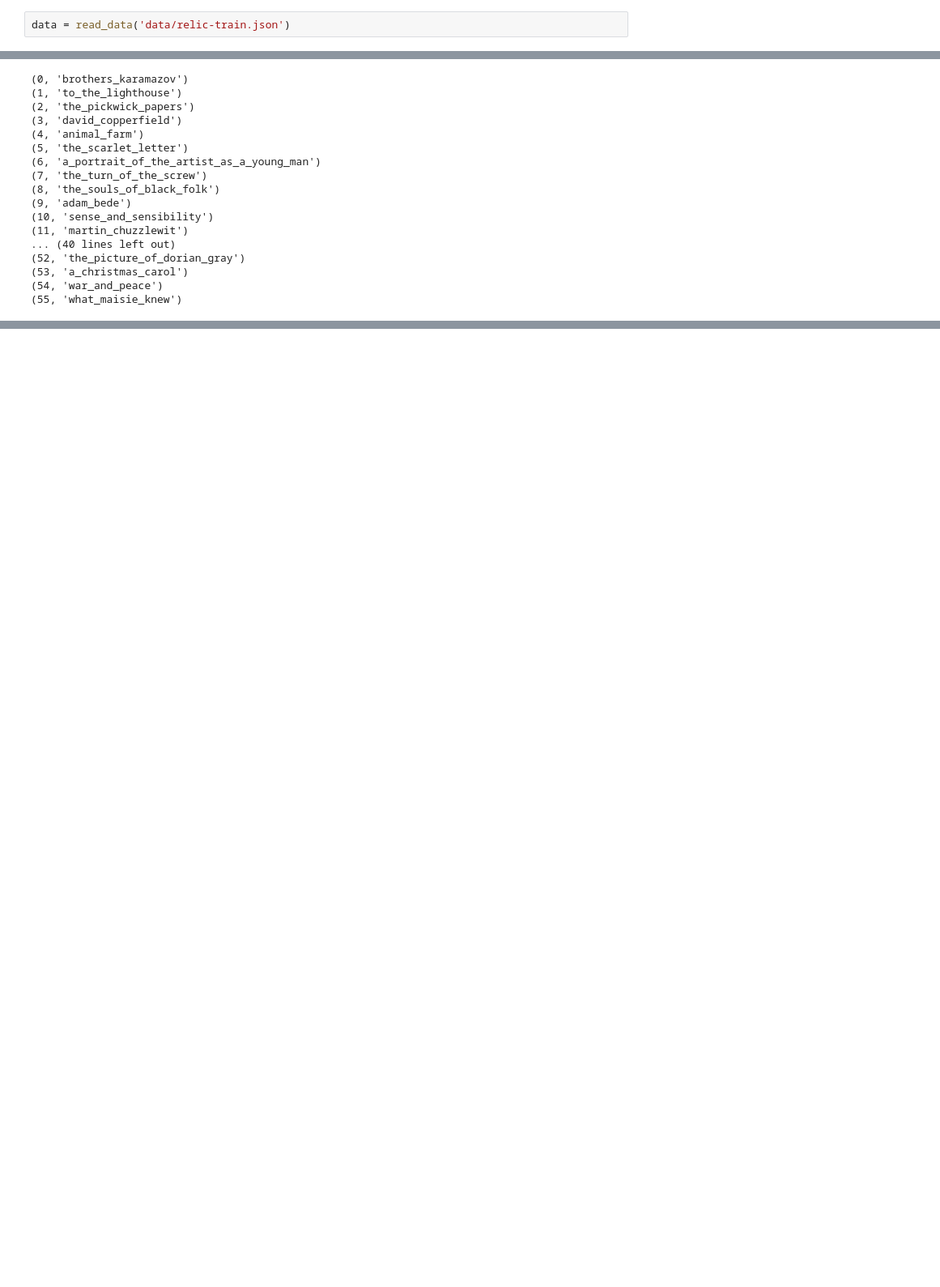
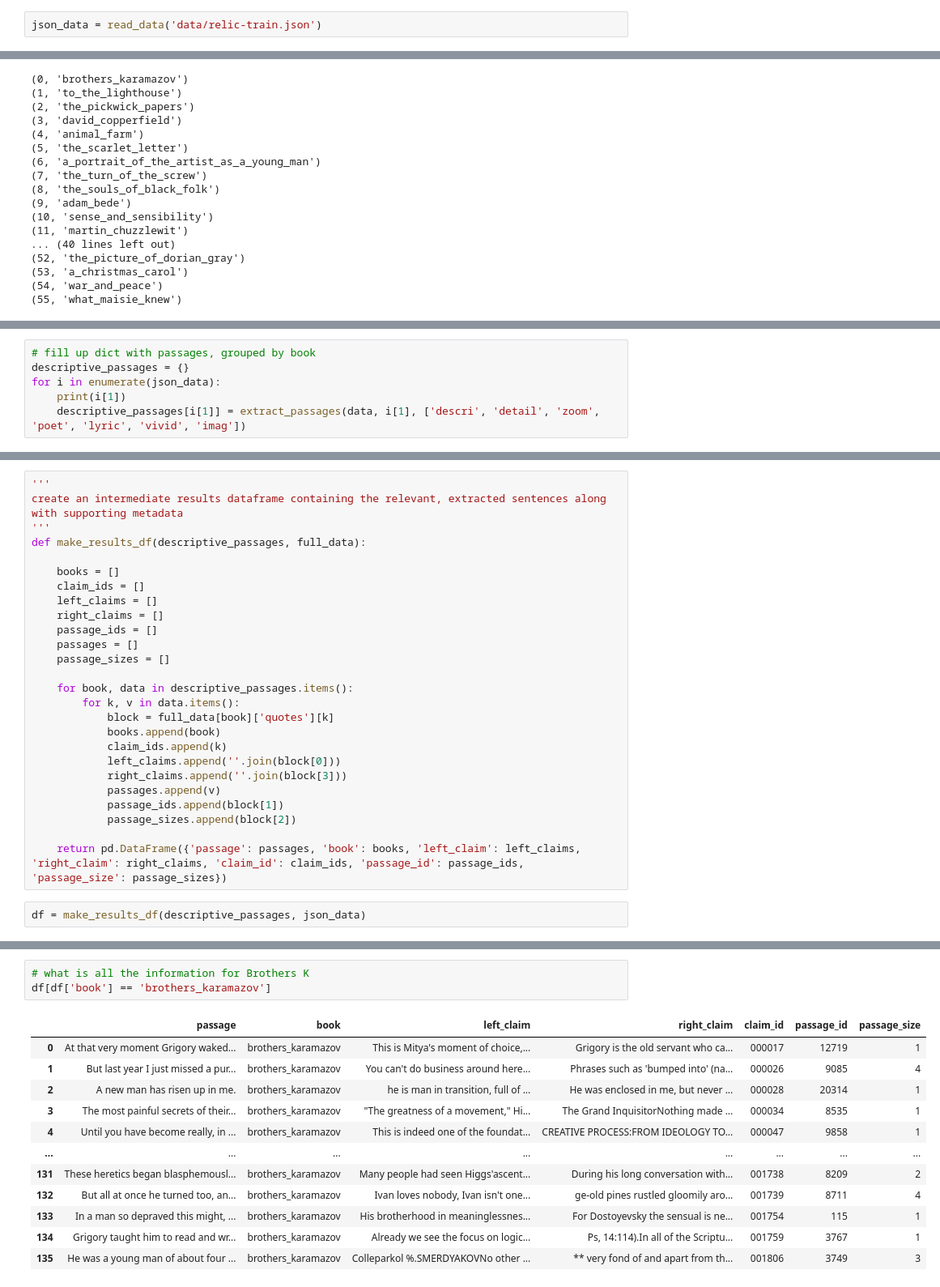
Before and after one commit to timschott/details, a Jupyter notebook: RELiCDescriptivePassages.ipynb, the cells around one changed output, grey strips where cells are left out. Shown: that part at 81% size. Drawn from its saved outputs; the diff is of its cells as text; blank space fills up the shorter version.

```diff
--- a/RELiCDescriptivePassages.ipynb
+++ b/RELiCDescriptivePassages.ipynb
@@ -35,7 +46,7 @@ def read_data(filename):
 
     return data
 # %%
-data = read_data('data/relic-train.json')
+json_data = read_data('data/relic-train.json')
 # %%
 # what books are in the dataset:
 for i in enumerate(data):
@@ -146,0 +156,6 @@ def paragraph_resolution(descriptive_sentences, book_title):
+# %%
+# fill up dict with passages, grouped by book
+descriptive_passages = {}
+for i in enumerate(json_data):
+    print(i[1])
+    descriptive_passages[i[1]] = extract_passages(data, i[1], ['descri', 'detail', 'zoom', 'poet', 'lyric', 'vivid', 'imag'])
@@ -146,0 +201,28 @@ def paragraph_resolution(descriptive_sentences, book_title):
+# %%
+'''
+create an intermediate results dataframe containing the relevant, extracted sentences along with supporting metadata
+'''
+def make_results_df(descriptive_passages, full_data):
+
+    books = []
+    claim_ids = []
+    left_claims = []
+    right_claims = []
+    passage_ids = []
+    passages = []
+    passage_sizes = []
+
+    for book, data in descriptive_passages.items():
+        for k, v in data.items():
+            block = full_data[book]['quotes'][k]
+            books.append(book)
+            claim_ids.append(k)
+            left_claims.append(''.join(block[0]))
+            right_claims.append(''.join(block[3]))
+            passages.append(v)
+            passage_ids.append(block[1])
+            passage_sizes.append(block[2])
+
+    return pd.DataFrame({'passage': passages, 'book': books, 'left_claim': left_claims, 'right_claim': right_claims, 'claim_id': claim_ids, 'passage_id': passage_ids, 'passage_size': passage_sizes})
+# %%
+df = make_results_df(descriptive_passages, json_data)
@@ -146,0 +242,16 @@ def paragraph_resolution(descriptive_sentences, book_title):
+# %%
+# what is all the information for Brothers K
+df[df['book'] == 'brothers_karamazov']
+# %% [output]
+|  | passage | book | left_claim | right_claim | claim_id | passage_id | passage_size |
+| 0 | At that very moment Grigory waked... | brothers_karamazov | This is Mitya's moment of choice,... | Grigory is the old servant who ca... | 000017 | 12719 | 1 |
+| 1 | But last year I just missed a pur... | brothers_karamazov | You can't do business around here... | Phrases such as 'bumped into' (na... | 000026 | 9085 | 4 |
+| 2 | A new man has risen up in me. | brothers_karamazov | he is man in transition, full of ... | He was enclosed in me, but never ... | 000028 | 20314 | 1 |
+| 3 | The most painful secrets of their... | brothers_karamazov | "The greatness of a movement," Hi... | The Grand InquisitorNothing made ... | 000034 | 8535 | 1 |
+| 4 | Until you have become really, in ... | brothers_karamazov | This is indeed one of the foundat... | CREATIVE PROCESS:FROM IDEOLOGY TO... | 000047 | 9858 | 1 |
+| ... | ... | ... | ... | ... | ... | ... | ... |
+| 131 | These heretics began blasphemousl... | brothers_karamazov | Many people had seen Higgs'ascent... | During his long conversation with... | 001738 | 8209 | 2 |
+| 132 | But all at once he turned too, an... | brothers_karamazov | Ivan loves nobody, Ivan isn't one... | ge-old pines rustled gloomily aro... | 001739 | 8711 | 4 |
+| 133 | In a man so depraved this might, ... | brothers_karamazov | His brotherhood in meaninglessnes... | For Dostoyevsky the sensual is ne... | 001754 | 115 | 1 |
+| 134 | Grigory taught him to read and wr... | brothers_karamazov | Already we see the focus on logic... | Ps, 14:114).In all of the Scriptu... | 001759 | 3767 | 1 |
+| 135 | He was a young man of about four ... | brothers_karamazov | Colleparkol %.SMERDYAKOVNo other ... | ** very fond of and apart from th... | 001806 | 3749 | 3 |
```
Also changed, not shown: parts of 24 cells of this notebook.
